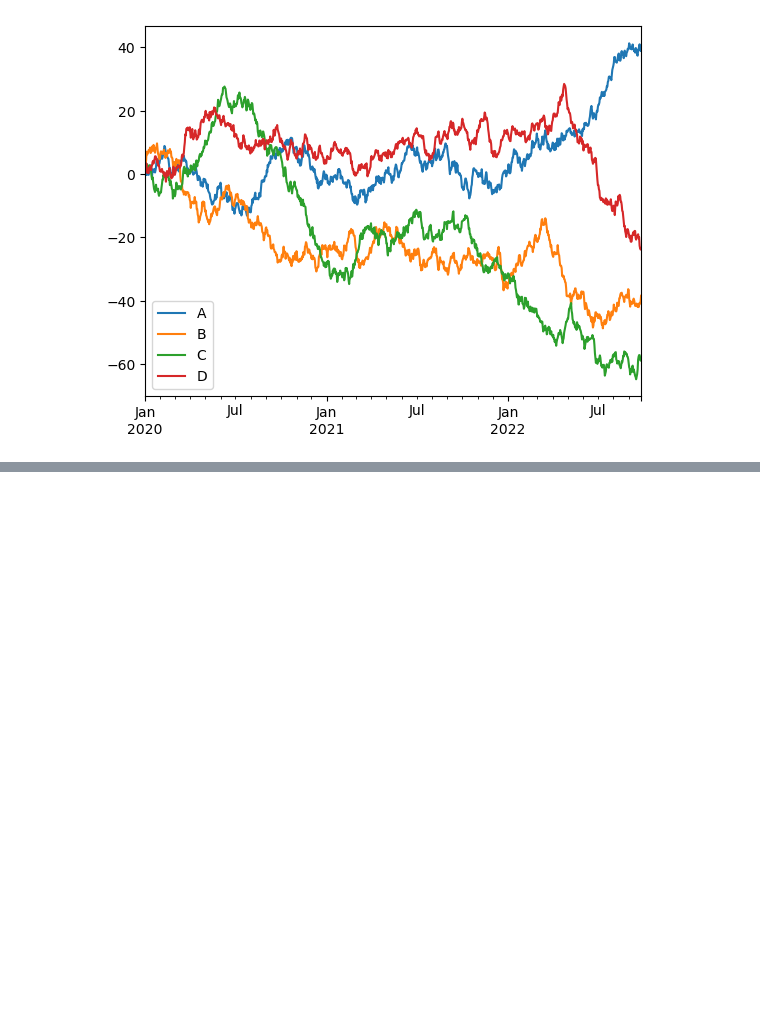
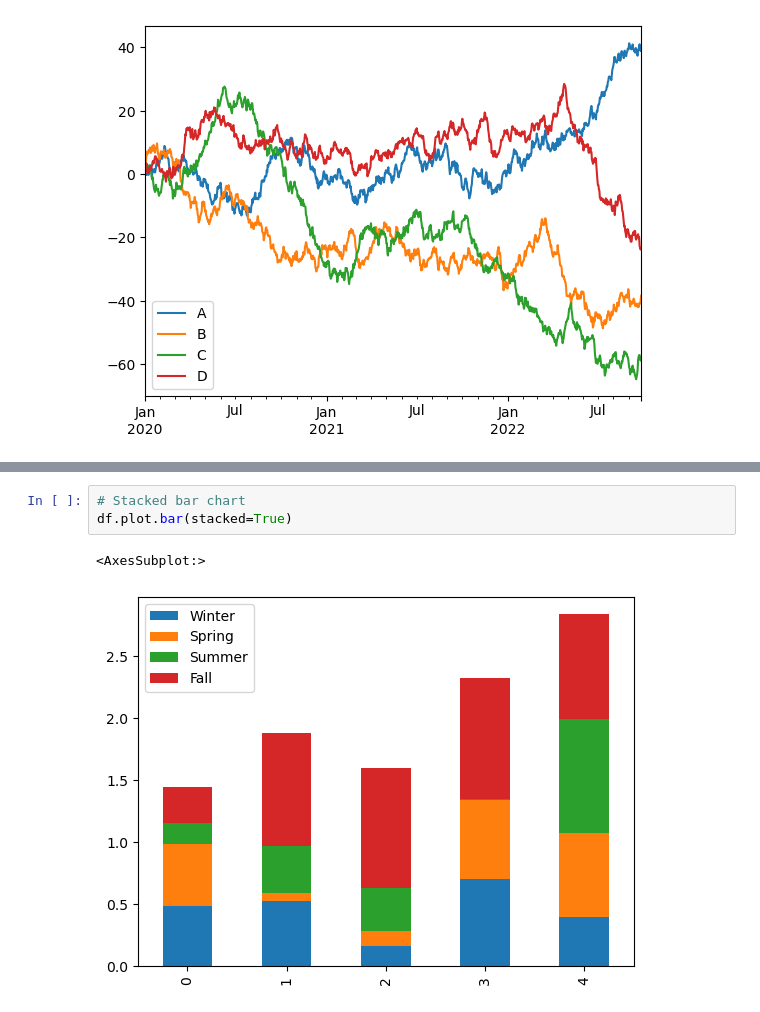
Before and after one commit to sormazabal/IntroToPython2022, a Jupyter notebook: Week5/Week5.ipynb, the cells around one changed output, grey strips where cells are left out. Drawn from its saved outputs; the diff is of its cells as text; blank space fills up the shorter version.

```diff
--- a/Week5/Week5.ipynb
+++ b/Week5/Week5.ipynb
@@ -201,0 +225,6 @@ df.plot()
+# %%
+# Stacked bar chart
+df.plot.bar(stacked=True)
+# %% [output]
+<AxesSubplot:>
+[figure, added]
```
Also changed, not shown: parts of 5 cells of this notebook.
